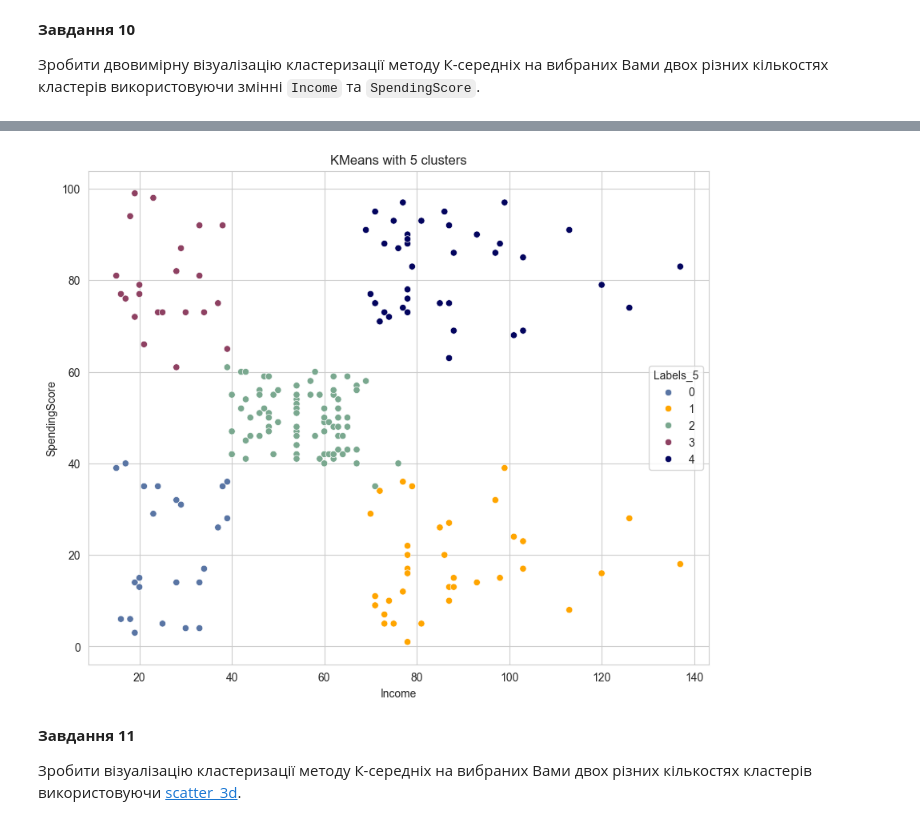
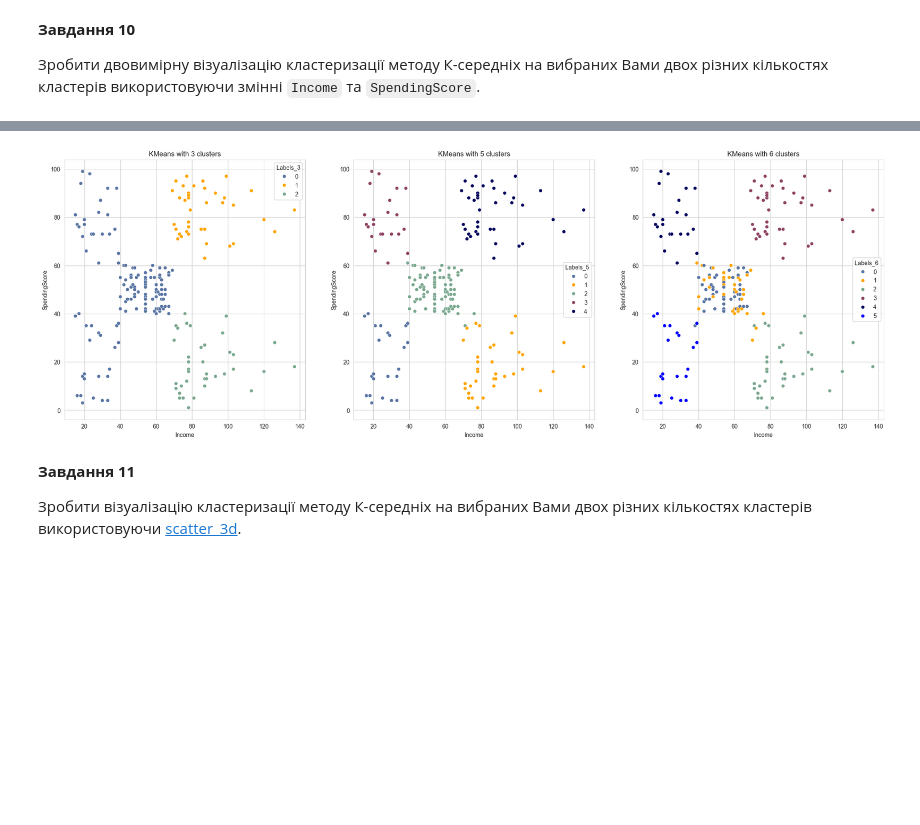
Before and after one commit to HumnytskaLiza/ai-labs, a Jupyter notebook: task6/Task6_Unsupervised_liza_humnytska.ipynb, the cells around one changed output, grey strips where cells are left out. Cells and saved outputs as stored; diff of their text form; code cells hidden in the pictures; blank space fills up the shorter version.

```diff
--- a/task6/Task6_Unsupervised_liza_humnytska.ipynb
+++ b/task6/Task6_Unsupervised_liza_humnytska.ipynb
@@ -138,14 +138,14 @@ customer_set = customer_set.drop("CustomerID", axis="columns")
 # %%
 fig, ((ax1, ax2, ax3)) = plt.subplots(1, 3, figsize=(20, 6))
 
-sns.histplot(data=customer_set, x="Age", ax=ax1, color="#5975A4")
+sns.histplot(data=customer_set, x="Age", ax=ax1, color="#5975A4", bins=10)
 ax1.set_title("Age: histplot")
 
-sns.histplot(data=customer_set, x="Income", ax=ax2, color="orange")
-ax2.set_title("Income: boxplot")
+sns.histplot(data=customer_set, x="Income", ax=ax2, color="orange", bins=12)
+ax2.set_title("Income: histplot")
 
-sns.histplot(data=customer_set, x="SpendingScore", ax=ax3, color="#7AA88F")
-ax3.set_title("SpendingScore: boxplot")
+sns.histplot(data=customer_set, x="SpendingScore", ax=ax3, color="#7AA88F", bins=10)
+ax3.set_title("SpendingScore: histplot")
 
 plt.show()
 # %% [output]
@@ -346,9 +362,3 @@ km_5 = KMeans(n_clusters=5).fit(X)
 cluster_5_labels = km_5.labels_
 
 X['Labels_5'] = cluster_5_labels
-# %%
-fig = plt.figure(figsize=(10, 8))
-
-sns.scatterplot(data=X, x = 'Income', y = 'SpendingScore', hue=X['Labels_3'], palette=['#5975A4', 'orange', '#7AA88F'])
-plt.title("KMeans with 3 clusters")
-plt.show()
@@ -357,11 +365,23 @@ plt.show()
+# %%
+km_6 = KMeans(n_clusters=6).fit(X)
+cluster_6_labels = km_6.labels_
+
+X['Labels_6'] = cluster_6_labels
 # %%
-fig = plt.figure(figsize=(10, 8))
+fig, ((ax1, ax2, ax3)) = plt.subplots(1,3, figsize=(25, 8))
 
-sns.scatterplot(data=X, x = 'Income', y = 'SpendingScore', hue=X['Labels_5'], palette=['#5975A4', 'orange', '#7AA88F', '#8E4162', '#03045E'])
-plt.title("KMeans with 5 clusters")
+sns.scatterplot(data=X, x = 'Income', y = 'SpendingScore', hue=X['Labels_3'], palette=['#5975A4', 'orange', '#7AA88F'], ax=ax1)
+ax1.set_title("KMeans with 3 clusters")
+
+sns.scatterplot(data=X, x = 'Income', y = 'SpendingScore', hue=X['Labels_5'], palette=['#5975A4', 'orange', '#7AA88F', '#8E4162', '#03045E'], ax=ax2)
+ax2.set_title("KMeans with 5 clusters")
+
+sns.scatterplot(data=X, x = 'Income', y = 'SpendingScore', hue=X['Labels_6'], palette=['#5975A4', 'orange', '#7AA88F', '#8E4162', '#03045E', 'blue'], ax=ax3)
+ax3.set_title("KMeans with 6 clusters")
+
 plt.show()
 # %% [output]
-[figure, old version]
+[figure, new version]
 # %% [markdown]
 **Завдання 11**
 
```
Also changed, not shown: parts of 19 cells of this notebook.
